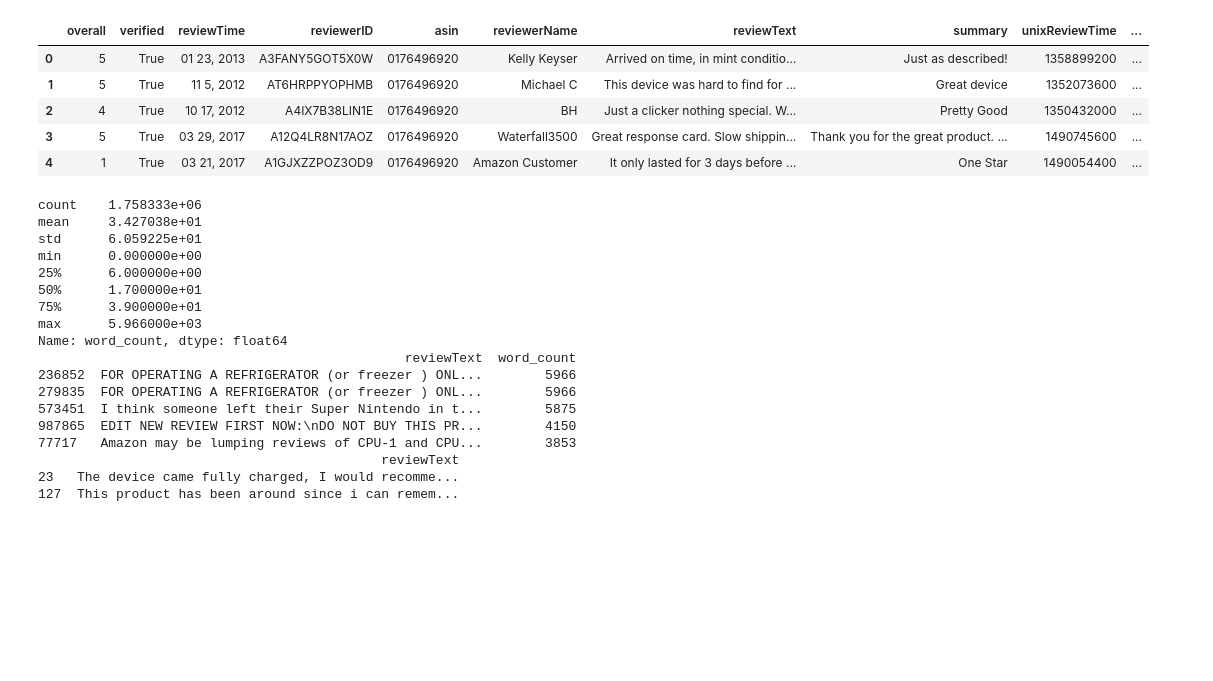
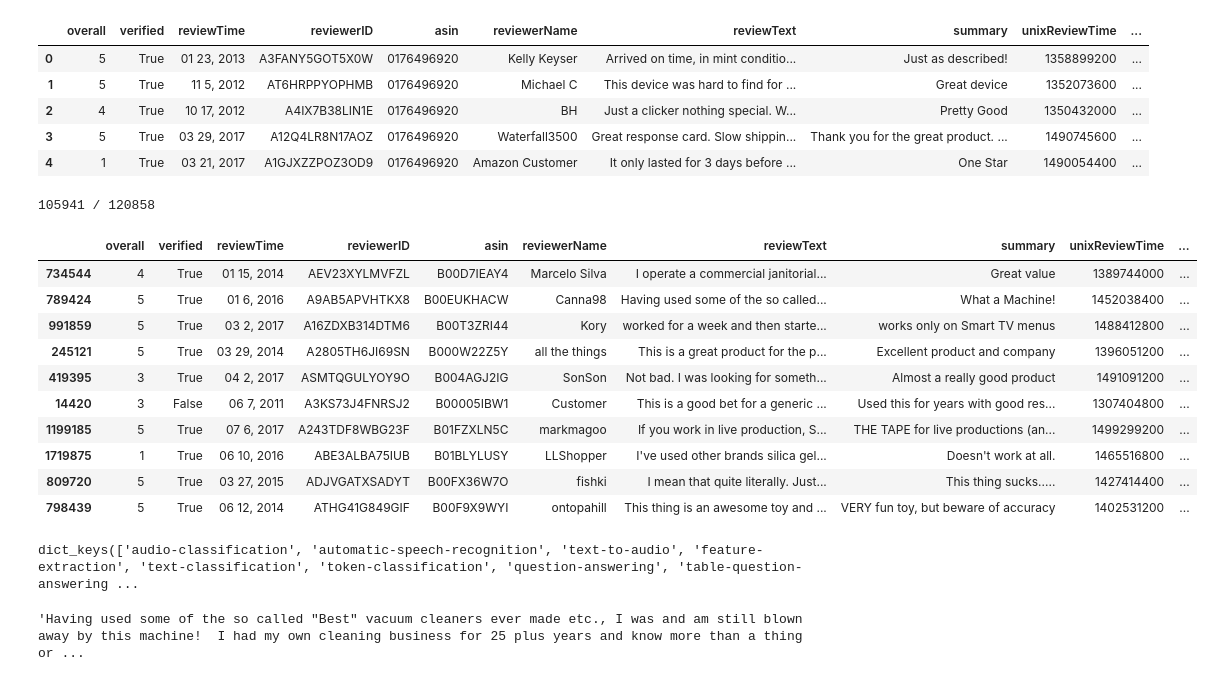
Before and after one commit to ruolan89/W25_COMP262_002_TeamGamma, a Jupyter notebook: Project_phase2_Gamma_16-17.ipynb, the cells around one changed output. Cells and saved outputs as stored; diff of their text form; code cells hidden in the pictures; blank space fills up the shorter version.

```diff
--- a/Project_phase2_Gamma_16-17.ipynb
+++ b/Project_phase2_Gamma_16-17.ipynb
@@ -40,2 +39,6 @@ Data columns (total 12 columns):
 dtypes: bool(1), int64(2), object(9)
 memory usage: 149.2+ MB
+# %%
+#drop null column of reviewText, summary
+dataset = dataset.dropna(subset=['reviewText'])
+dataset = dataset.dropna(subset=['summary'])
@@ -53,28 +78,3 @@ dataset.head(5)
 dataset['word_count'] = dataset['reviewText'].apply(lambda x: len(str(x).split()))
 
 long_reviews = dataset[dataset['word_count'] > 100].copy()
-print(dataset['word_count'].describe())
-print(dataset.sort_values('word_count', ascending=False).head(5)[['reviewText', 'word_count']])
-
-selected_reviews = long_reviews.head(10)
-
-print(selected_reviews[['reviewText']].iloc[:2])
-# %% [output]
-count    1.758333e+06
-mean     3.427038e+01
-std      6.059225e+01
-min      0.000000e+00
-25%      6.000000e+00
-50%      1.700000e+01
-75%      3.900000e+01
-max      5.966000e+03
-Name: word_count, dtype: float64
-                                               reviewText  word_count
-236852  FOR OPERATING A REFRIGERATOR (or freezer ) ONL...        5966
-279835  FOR OPERATING A REFRIGERATOR (or freezer ) ONL...        5966
-573451  I think someone left their Super Nintendo in t...        5875
-987865  EDIT NEW REVIEW FIRST NOW:\nDO NOT BUY THIS PR...        4150
-77717   Amazon may be lumping reviews of CPU-1 and CPU...        3853
-                                            reviewText
-23   The device came fully charged, I would recomme...
-127  This product has been around since i can remem...
@@ -81,3 +118,28 @@ Name: word_count, dtype: float64
+# %%
+df_filtered = evaluate_summaries(long_reviews)
+
+high_quality = df_filtered[df_filtered['is_high_quality']]
+low_quality = df_filtered[~df_filtered['is_high_quality']]
+
+print(f"{len(high_quality)} / {len(long_reviews)}")
+# %% [output]
+105941 / 120858
+# %%
+selected_reviews = high_quality.sample(10, random_state=42)
+# %%
+selected_reviews
+# %% [output]
+|  | overall | verified | reviewTime | reviewerID | asin | reviewerName | reviewText | summary | unixReviewTime | ... |
+| 734544 | 4 | True | 01 15, 2014 | AEV23XYLMVFZL | B00D7IEAY4 | Marcelo Silva | I operate a commercial janitorial... | Great value | 1389744000 | ... |
+| 789424 | 5 | True | 01 6, 2016 | A9AB5APVHTKX8 | B00EUKHACW | Canna98 | Having used some of the so called... | What a Machine! | 1452038400 | ... |
+| 991859 | 5 | True | 03 2, 2017 | A16ZDXB314DTM6 | B00T3ZRI44 | Kory | worked for a week and then starte... | works only on Smart TV menus | 1488412800 | ... |
+| 245121 | 5 | True | 03 29, 2014 | A2805TH6JI69SN | B000W22Z5Y | all the things | This is a great product for the p... | Excellent product and company | 1396051200 | ... |
+| 419395 | 3 | True | 04 2, 2017 | ASMTQGULYOY9O | B004AGJ2IG | SonSon | Not bad. I was looking for someth... | Almost a really good product | 1491091200 | ... |
+| 14420 | 3 | False | 06 7, 2011 | A3KS73J4FNRSJ2 | B00005IBW1 | Customer | This is a good bet for a generic ... | Used this for years with good res... | 1307404800 | ... |
+| 1199185 | 5 | True | 07 6, 2017 | A243TDF8WBG23F | B01FZXLN5C | markmagoo | If you work in live production, S... | THE TAPE for live productions (an... | 1499299200 | ... |
+| 1719875 | 1 | True | 06 10, 2016 | ABE3ALBA75IUB | B01BLYLUSY | LLShopper | I've used other brands silica gel... | Doesn't work at all. | 1465516800 | ... |
+| 809720 | 5 | True | 03 27, 2015 | ADJVGATXSADYT | B00FX36W7O | fishki | I mean that quite literally. Just... | This thing sucks..... | 1427414400 | ... |
+| 798439 | 5 | True | 06 12, 2014 | ATHG41G849GIF | B00F9X9WYI | ontopahill | This thing is an awesome toy and ... | VERY fun toy, but beware of accuracy | 1402531200 | ... |
 # %%
 import os
 os.environ["HF_HUB_DISABLE_SYMLINKS_WARNING"] = "1"
@@ -86,0 +150,11 @@ tf.compat.v1.logging.set_verbosity(tf.compat.v1.logging.ERROR)
+# %%
+from transformers.pipelines import SUPPORTED_TASKS
+
+print(SUPPORTED_TASKS.keys())
+# %% [output]
+dict_keys(['audio-classification', 'automatic-speech-recognition', 'text-to-audio', 'feature-extraction', 'text-classification', 'token-classification', 'question-answering', 'table-question-answering ...
+# %%
+single_text = selected_reviews.iloc[1]['reviewText']
+single_text
+# %% [output]
+'Having used some of the so called "Best" vacuum cleaners ever made etc., I was and am still blown away by this machine!  I had my own cleaning business for 25 plus years and know more than a thing or ...
```
Also changed, not shown: parts of 32 cells of this notebook.
